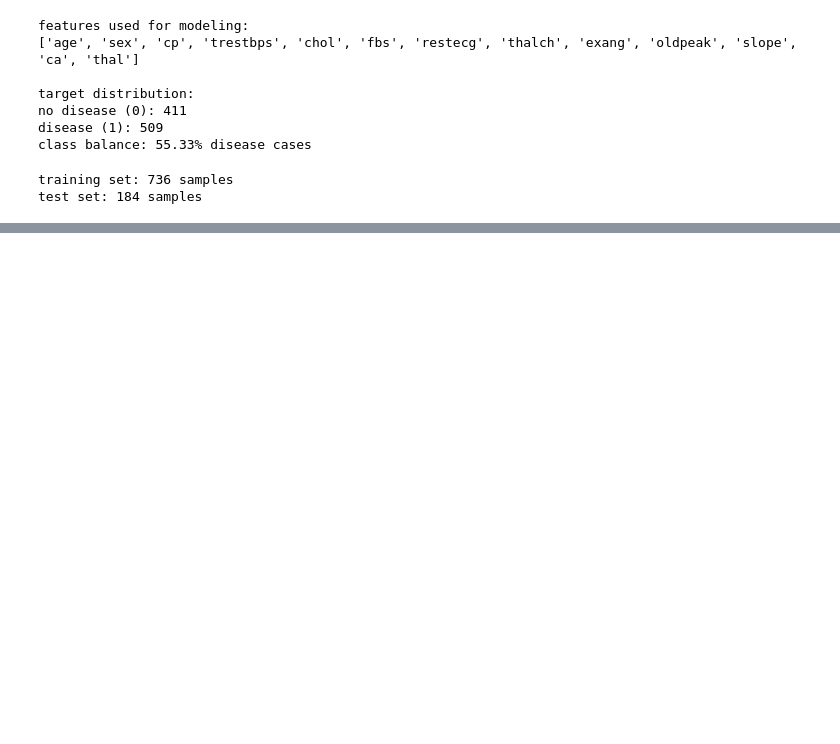
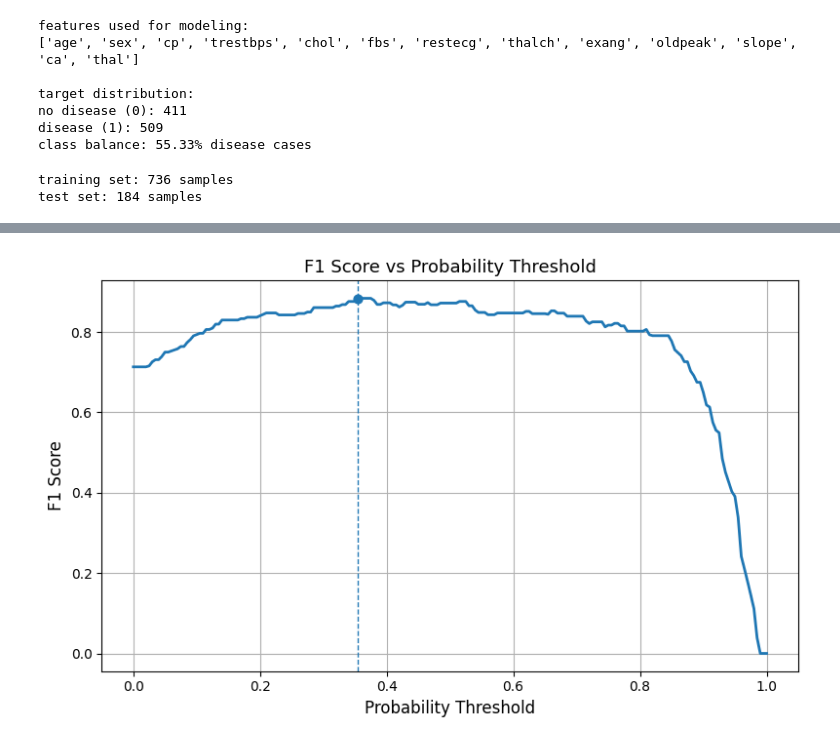
Before and after one commit to budweisserr/course-work-ml-evaluation, a Jupyter notebook: model/src/model_training.ipynb, the cells around one changed output, grey strips where cells are left out. Cells and saved outputs as stored; diff of their text form; code cells hidden in the pictures; blank space fills up the shorter version.

```diff
--- a/model/src/model_training.ipynb
+++ b/model/src/model_training.ipynb
@@ -531,0 +586,33 @@ with open('model_metadata.json', 'w') as f:
+# %%
+y_true = y_test
+
+if results[best_model_name]['uses_scaling']:
+    X_eval = X_test_scaled
+else:
+    X_eval = X_test
+
+y_proba = best_model.predict_proba(X_eval)[:, 1]
+
+thresholds = np.linspace(0.0, 1.0, 201)
+f1_scores = [
+    f1_score(y_true, (y_proba >= t).astype(int))
+    for t in thresholds
+]
+
+best_idx = np.argmax(f1_scores)
+best_threshold = thresholds[best_idx]
+best_f1 = f1_scores[best_idx]
+
+plt.figure(figsize=(8, 5))
+plt.plot(thresholds, f1_scores, linewidth=2)
+plt.axvline(best_threshold, linestyle='--', linewidth=1)
+plt.scatter([best_threshold], [best_f1], s=40)
+
+plt.xlabel("Probability Threshold", fontsize=12)
+plt.ylabel("F1 Score", fontsize=12)
+plt.title("F1 Score vs Probability Threshold", fontsize=13)
+plt.grid(True)
+plt.tight_layout()
+plt.show()
+# %% [output]
+[figure, added]
```
Also changed, not shown: parts of 11 cells of this notebook.
